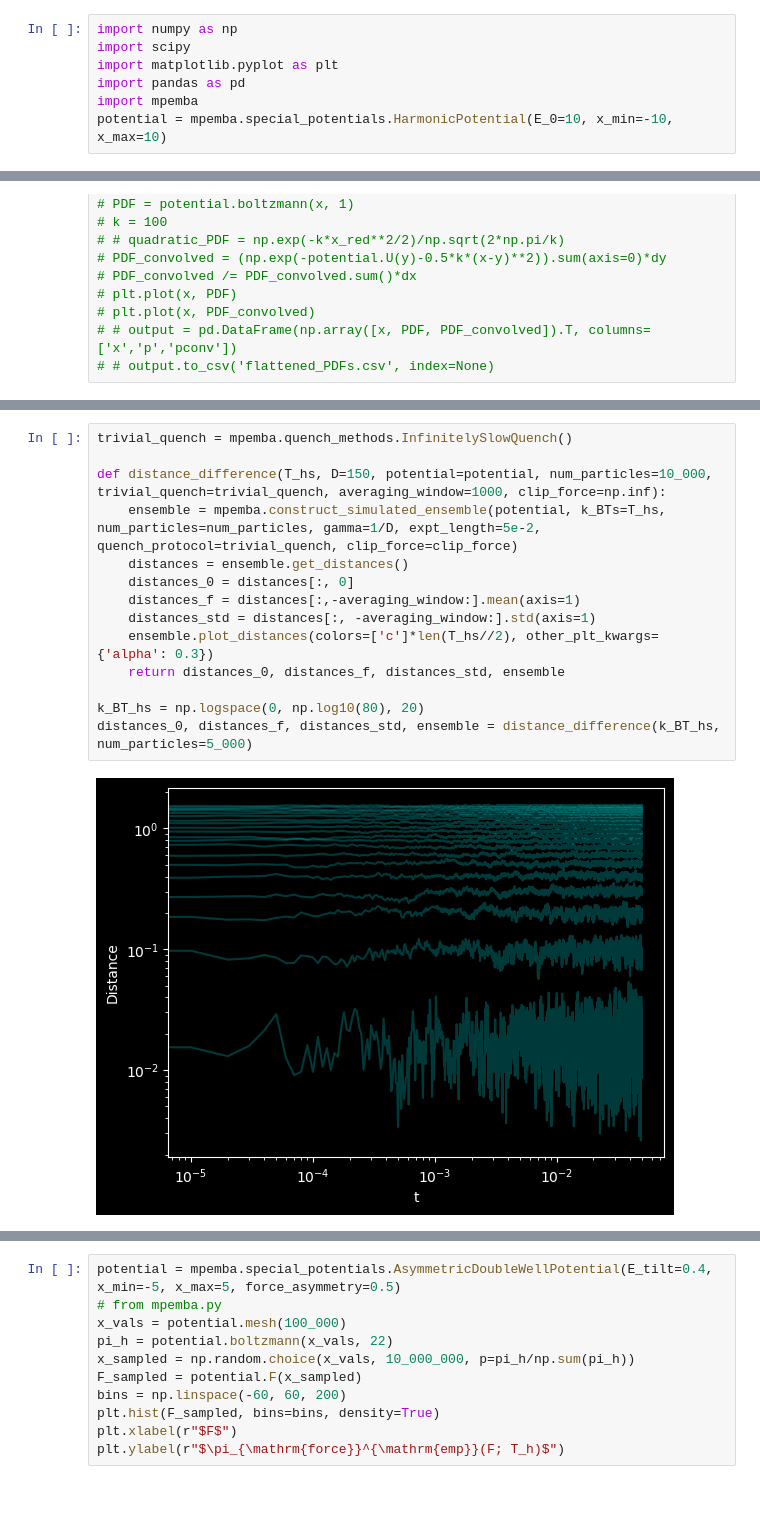
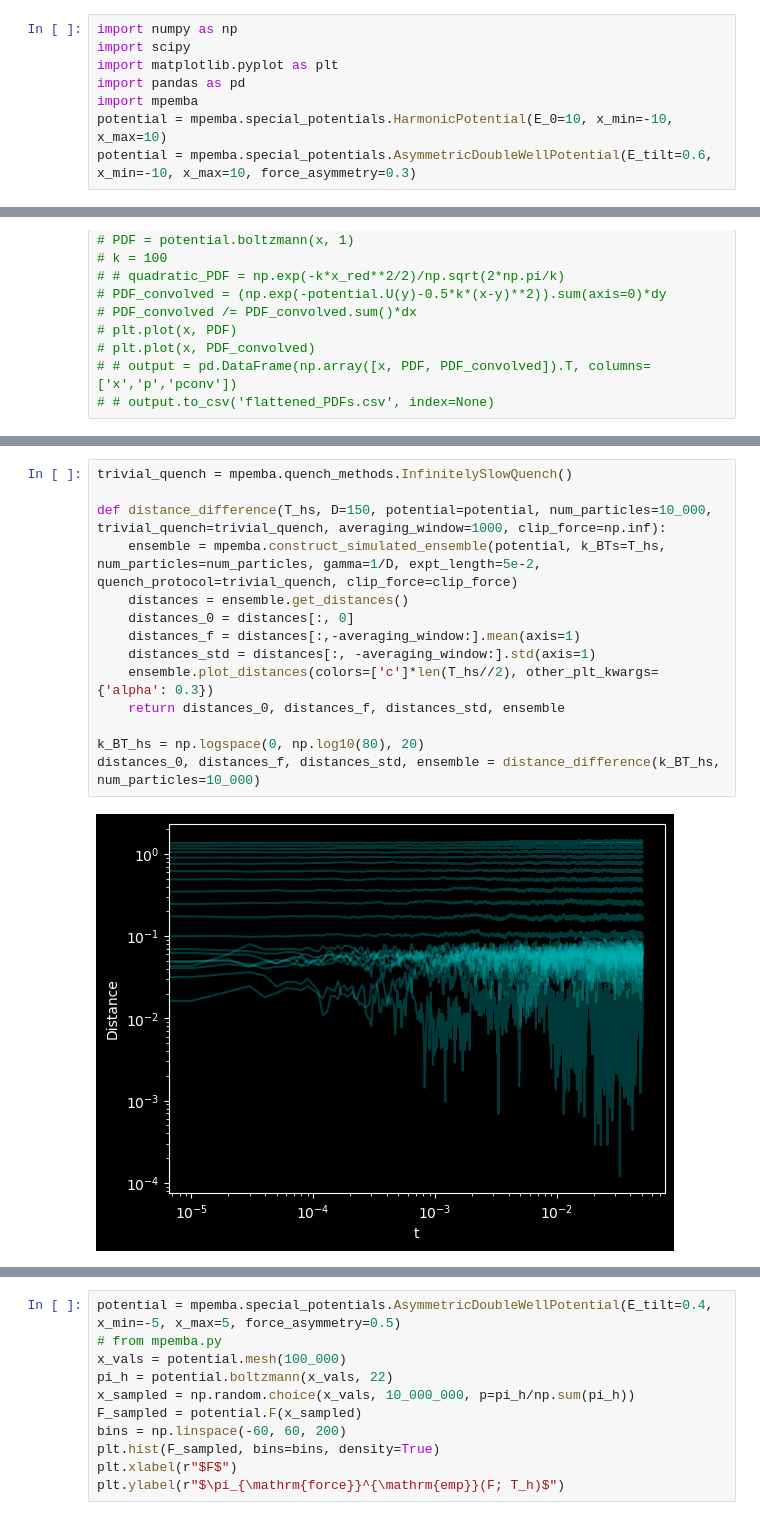
Before and after one commit to Element200/msc_thesis, a Jupyter notebook: figures_tex/force_pdfs.ipynb, the cells around one changed output, grey strips where cells are left out. Saved outputs shown, nothing was run; the diff lists cells and outputs as text.

```diff
--- a/figures_tex/force_pdfs.ipynb
+++ b/figures_tex/force_pdfs.ipynb
@@ -5,3 +5,4 @@ import matplotlib.pyplot as plt
 import pandas as pd
 import mpemba
 potential = mpemba.special_potentials.HarmonicPotential(E_0=10, x_min=-10, x_max=10)
+potential = mpemba.special_potentials.AsymmetricDoubleWellPotential(E_tilt=0.6, x_min=-10, x_max=10, force_asymmetry=0.3)
@@ -44,19 +49,19 @@ plt.scatter(T_hs, clip_fractions)
 # %%
 trivial_quench = mpemba.quench_methods.InfinitelySlowQuench()
 
 def distance_difference(T_hs, D=150, potential=potential, num_particles=10_000, trivial_quench=trivial_quench, averaging_window=1000, clip_force=np.inf):
     ensemble = mpemba.construct_simulated_ensemble(potential, k_BTs=T_hs, num_particles=num_particles, gamma=1/D, expt_length=5e-2, quench_protocol=trivial_quench, clip_force=clip_force)
     distances = ensemble.get_distances()
     distances_0 = distances[:, 0]
     distances_f = distances[:,-averaging_window:].mean(axis=1)
     distances_std = distances[:, -averaging_window:].std(axis=1)
     ensemble.plot_distances(colors=['c']*len(T_hs//2), other_plt_kwargs={'alpha': 0.3})
     return distances_0, distances_f, distances_std, ensemble
 
 k_BT_hs = np.logspace(0, np.log10(80), 20)
-distances_0, distances_f, distances_std, ensemble = distance_difference(k_BT_hs, num_particles=5_000)
+distances_0, distances_f, distances_std, ensemble = distance_difference(k_BT_hs, num_particles=10_000)
 # %% [output]
-[figure, old version]
+[figure, new version]
 # %%
 plt.semilogx()
 plt.errorbar(k_BT_hs, distances_f-distances_0, yerr=distances_std, fmt='o')
```
Also changed, not shown: parts of 12 cells of this notebook, 3 other files.
